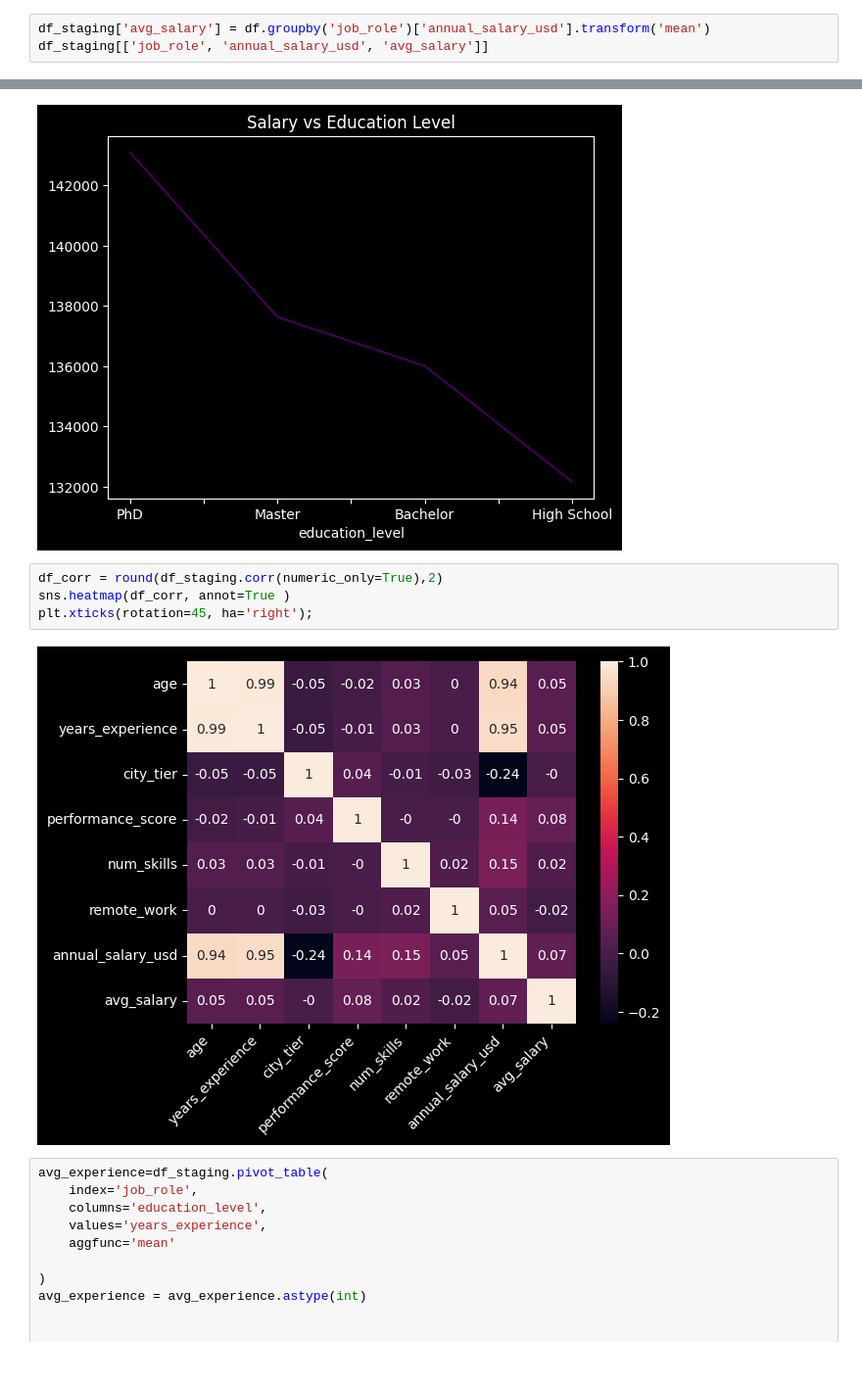
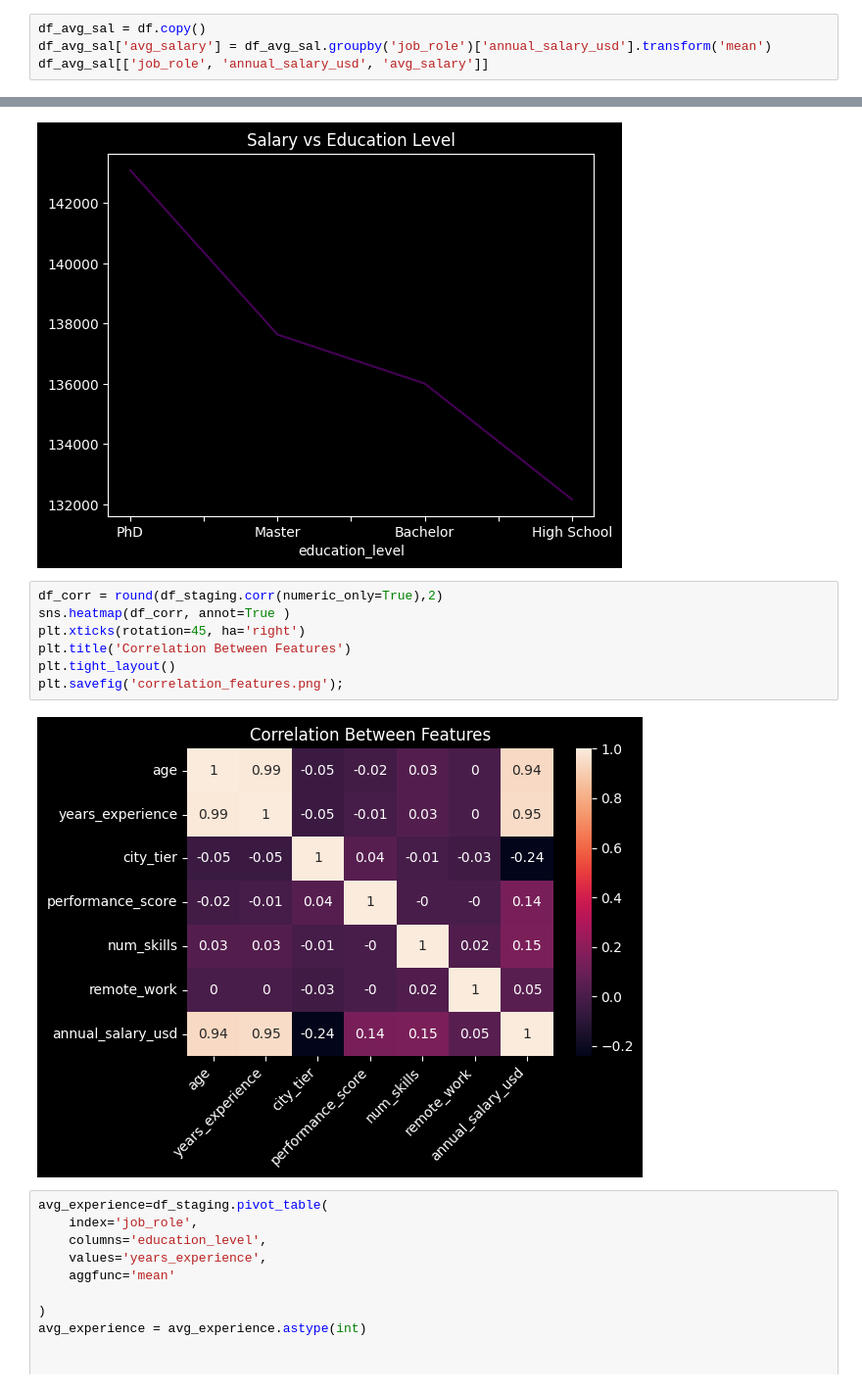
Before and after one commit to MadzAmm/employee_salary_predictor, a Jupyter notebook: notebook/employee_salary.ipynb, the cells around one changed output, grey strips where cells are left out. Shown at 98% size. Drawn from its saved outputs; the diff is of its cells as text.

```diff
--- a/notebook/employee_salary.ipynb
+++ b/notebook/employee_salary.ipynb
@@ -204,8 +204,9 @@ Master         246
 High School    240
 Name: count, dtype: int64
 # %%
-df_staging['avg_salary'] = df.groupby('job_role')['annual_salary_usd'].transform('mean')
-df_staging[['job_role', 'annual_salary_usd', 'avg_salary']]
+df_avg_sal = df.copy()
+df_avg_sal['avg_salary'] = df_avg_sal.groupby('job_role')['annual_salary_usd'].transform('mean')
+df_avg_sal[['job_role', 'annual_salary_usd', 'avg_salary']]
 # %% [output]
 |  | job_role | annual_salary_usd | avg_salary |
 | 0 | Software Engineer | 106343.31 | 135378.818816 |
@@ -559,9 +558,12 @@ plt.title('Salary vs Education Level');
 # %%
 df_corr = round(df_staging.corr(numeric_only=True),2)
 sns.heatmap(df_corr, annot=True )
-plt.xticks(rotation=45, ha='right');
+plt.xticks(rotation=45, ha='right')
+plt.title('Correlation Between Features')
+plt.tight_layout()
+plt.savefig('correlation_features.png');
 # %% [output]
-[figure, old version]
+[figure, new version]
 # %%
 avg_experience=df_staging.pivot_table(
     index='job_role',
```
Also changed, not shown: parts of 12 cells of this notebook, 7 other files.
